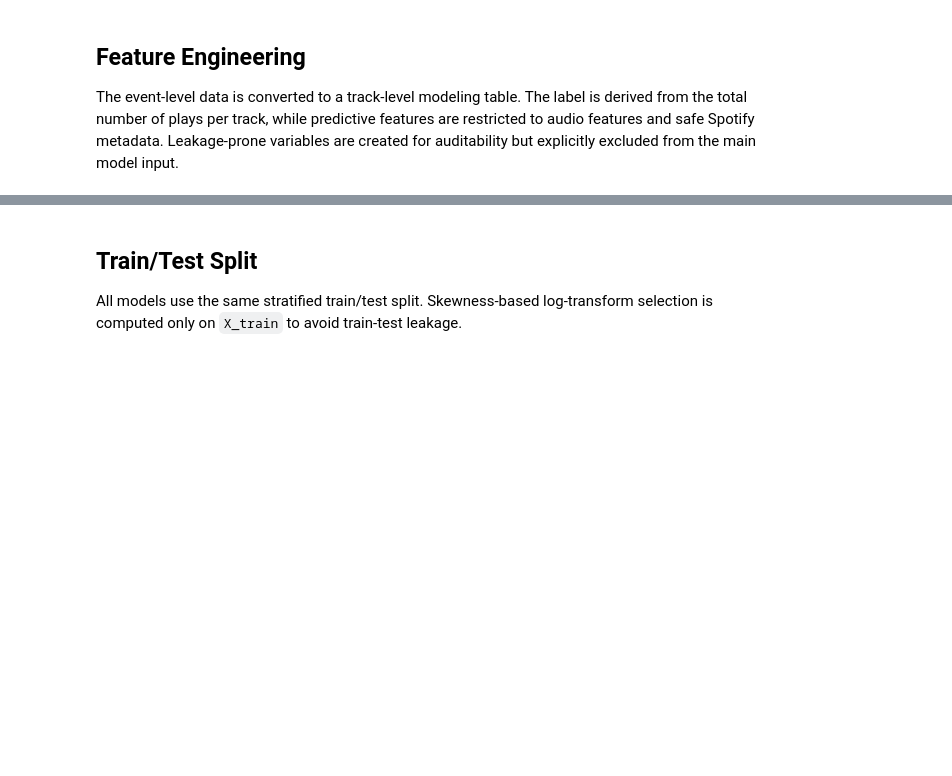
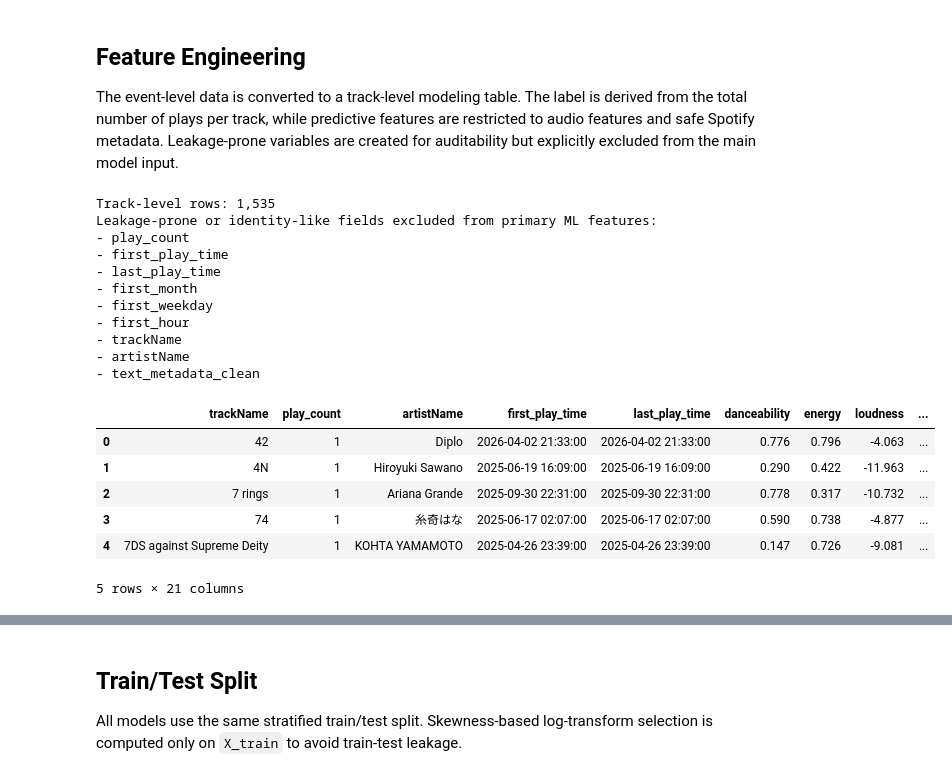
Before and after one commit to aysegulcanyoruk/DSA210Project, a Jupyter notebook: milestone2.ipynb, the cells around one changed output, grey strips where cells are left out. Cells and saved outputs as stored; diff of their text form; code cells hidden in the pictures; blank space fills up the shorter version.

```diff
--- a/milestone2.ipynb
+++ b/milestone2.ipynb
@@ -230,6 +297,7 @@ def first_mode(series):
 
 agg_dict = {
     "play_count": ("trackName", "count"),
+    "artistName": ("artistName", first_mode),
     "first_play_time": ("endTime", "min"),
     "last_play_time": ("endTime", "max"),
 }
@@ -239,34 +307,53 @@ if "key" in df_features.columns:
     agg_dict["key"] = ("key", first_mode)
 if "mode" in df_features.columns:
     agg_dict["mode"] = ("mode", first_mode)
 
 track_ml = (
     df_features
-    .groupby(["trackName", "artistName"], dropna=False)
+    .groupby(["trackName"], dropna=False)
     .agg(**agg_dict)
     .reset_index()
 )
 
 track_ml["frequently_played"] = (track_ml["play_count"] >= 2).astype(int)
 track_ml["first_month"] = track_ml["first_play_time"].dt.month
 track_ml["first_weekday"] = track_ml["first_play_time"].dt.weekday
 track_ml["first_hour"] = track_ml["first_play_time"].dt.hour
 track_ml["text_metadata_clean"] = (
     track_ml["trackName"].fillna("").map(normalize_text) + " " +
     track_ml["artistName"].fillna("").map(normalize_text)
 ).str.strip()
 
 leakage_excluded = [
     "play_count", "first_play_time", "last_play_time", "first_month", "first_weekday",
     "first_hour", "trackName", "artistName", "text_metadata_clean",
 ]
 
 print(f"Track-level rows: {len(track_ml):,}")
 print("Leakage-prone or identity-like fields excluded from primary ML features:")
 for col in leakage_excluded:
     print(f"- {col}")
 
 display(track_ml.head())
+# %% [output]
+Track-level rows: 1,535
+Leakage-prone or identity-like fields excluded from primary ML features:
+- play_count
+- first_play_time
+- last_play_time
+- first_month
+- first_weekday
+- first_hour
+- trackName
+- artistName
+- text_metadata_clean
+|  | trackName | play_count | artistName | first_play_time | last_play_time | danceability | energy | loudness | ... |
+| 0 | 42 | 1 | Diplo | 2026-04-02 21:33:00 | 2026-04-02 21:33:00 | 0.776 | 0.796 | -4.063 | ... |
+| 1 | 4N | 1 | Hiroyuki Sawano | 2025-06-19 16:09:00 | 2025-06-19 16:09:00 | 0.290 | 0.422 | -11.963 | ... |
+| 2 | 7 rings | 1 | Ariana Grande | 2025-09-30 22:31:00 | 2025-09-30 22:31:00 | 0.778 | 0.317 | -10.732 | ... |
+| 3 | 74 | 1 | 糸奇はな | 2025-06-17 02:07:00 | 2025-06-17 02:07:00 | 0.590 | 0.738 | -4.877 | ... |
+| 4 | 7DS against Supreme Deity | 1 | KOHTA YAMAMOTO | 2025-04-26 23:39:00 | 2025-04-26 23:39:00 | 0.147 | 0.726 | -9.081 | ... |
+5 rows × 21 columns
 # %%
 class_counts = track_ml["frequently_played"].value_counts().sort_index()
 class_distribution = class_counts.rename(index={0: "not frequently played", 1: "frequently played"})
```
Also changed, not shown: parts of 13 cells of this notebook, 55 other files.
